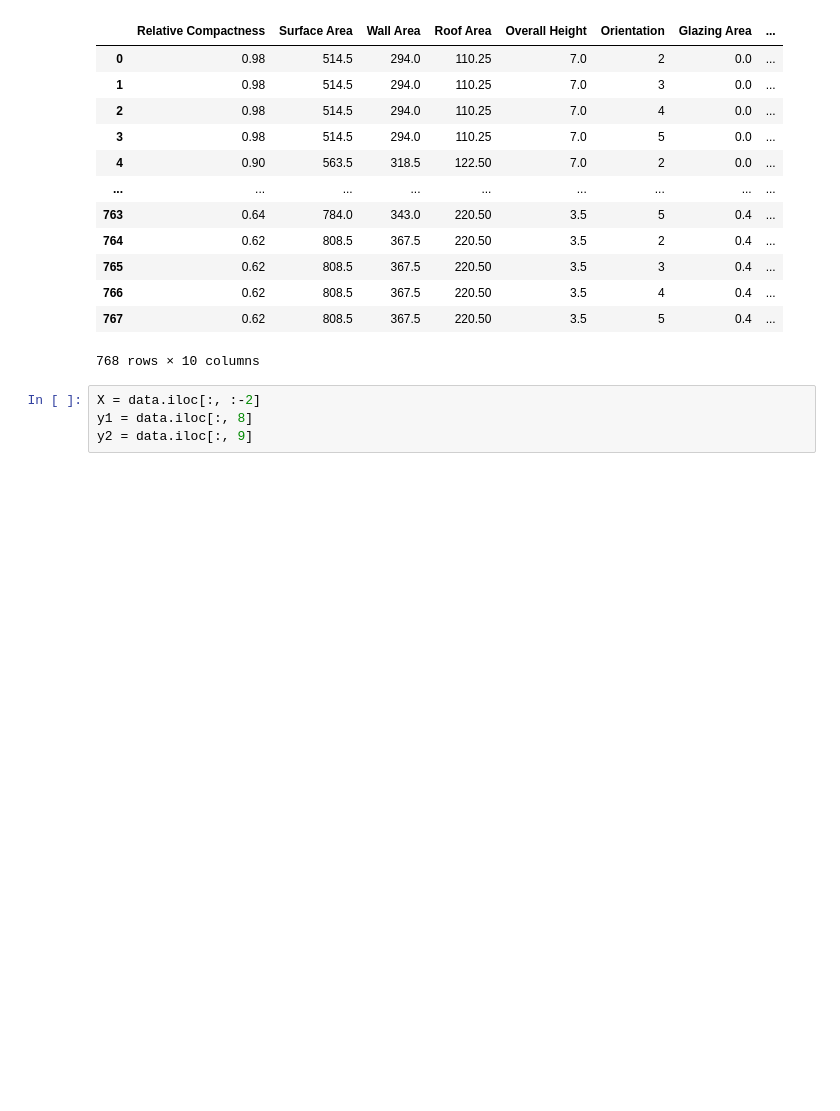
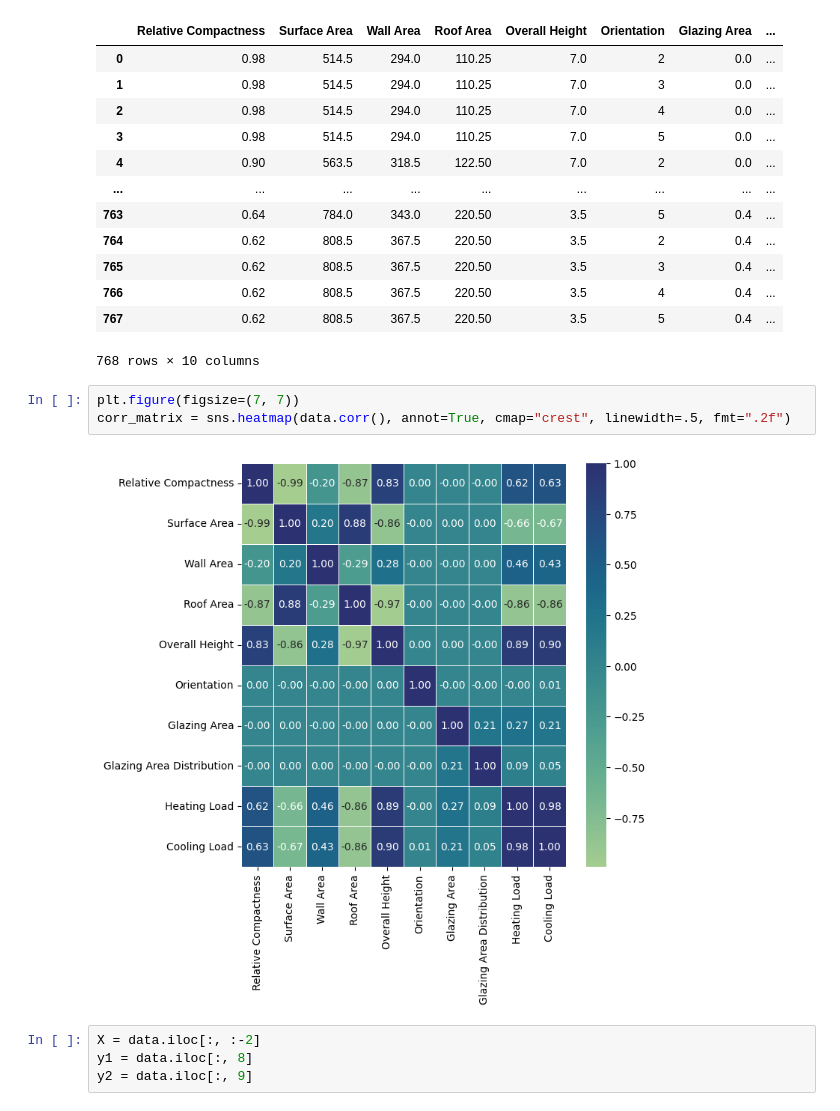
Before and after one commit to EdAkh/DNN_Energy_Efficiency_Model, a Jupyter notebook: Energy_efficiency_project.ipynb, the cells around one changed output. Cells and saved outputs as stored; diff of their text form; blank space fills up the shorter version.

```diff
--- a/Energy_efficiency_project.ipynb
+++ b/Energy_efficiency_project.ipynb
@@ -111,6 +116,11 @@ data
 | 766 | 0.62 | 808.5 | 367.5 | 220.50 | 3.5 | 4 | 0.4 | ... |
 | 767 | 0.62 | 808.5 | 367.5 | 220.50 | 3.5 | 5 | 0.4 | ... |
 768 rows × 10 columns
+# %%
+plt.figure(figsize=(7, 7))
+corr_matrix = sns.heatmap(data.corr(), annot=True, cmap="crest", linewidth=.5, fmt=".2f")
+# %% [output]
+[figure, added]
 # %%
 X = data.iloc[:, :-2]
 y1 = data.iloc[:, 8]
```
Also changed, not shown: parts of 28 cells of this notebook.
